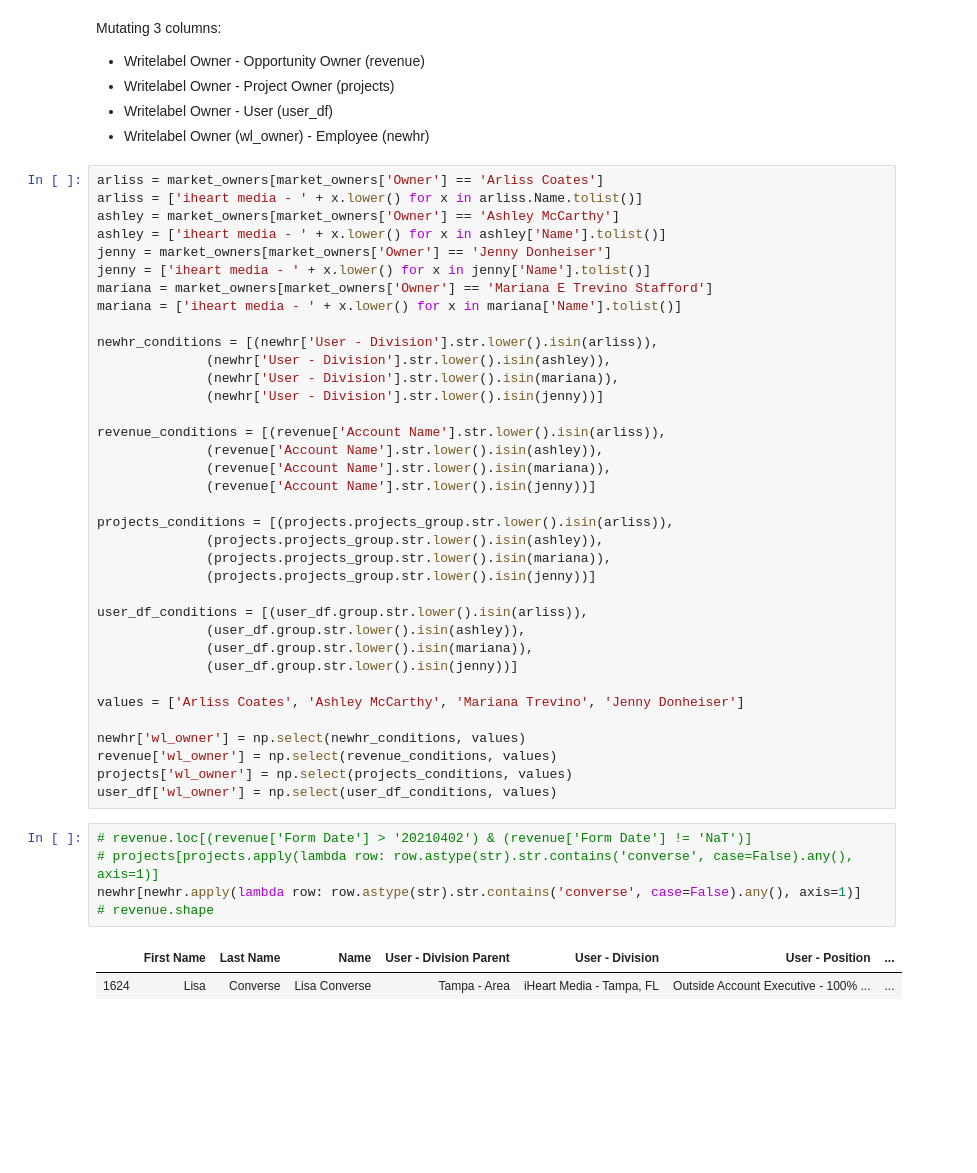
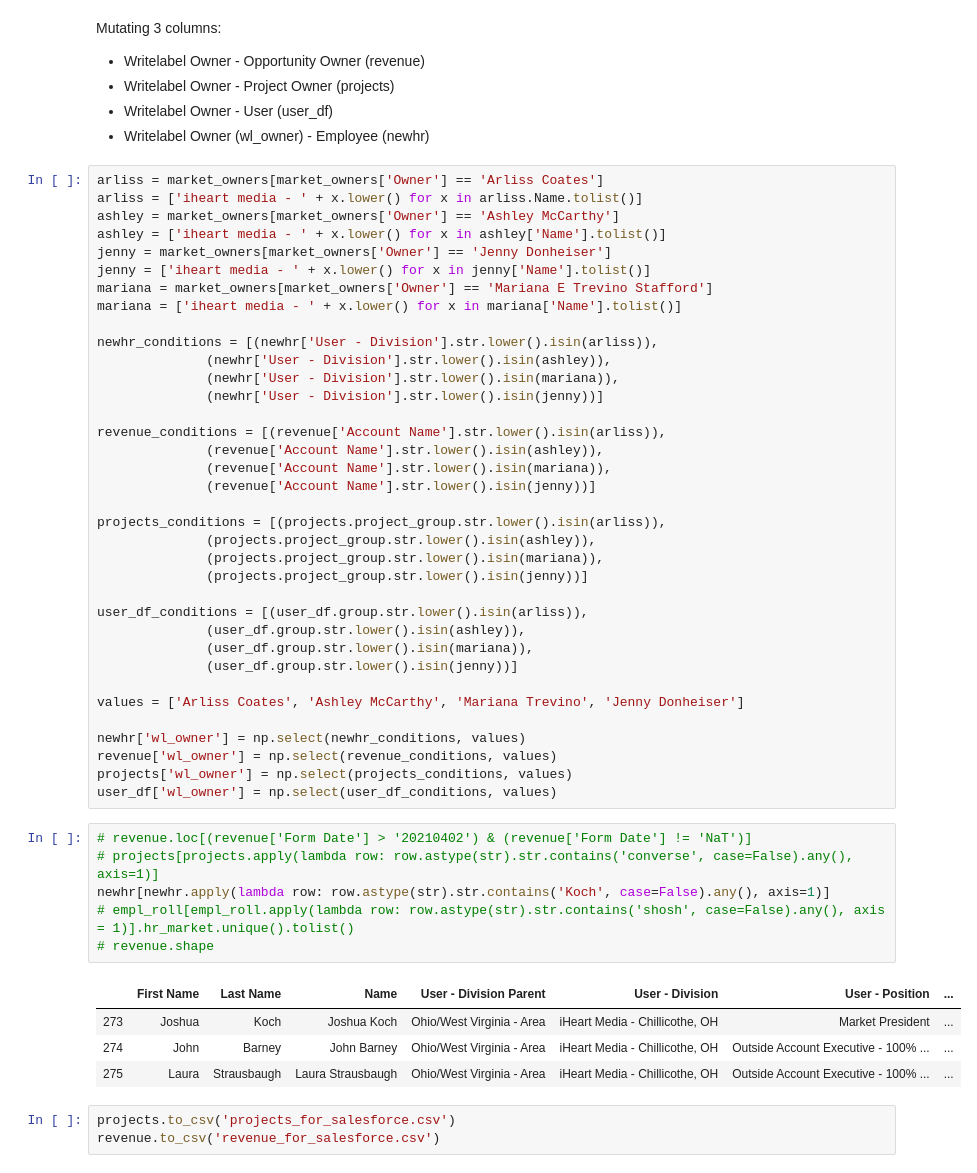
Before and after one commit to ajcoates/work_files, a Jupyter notebook: salesforce_reports_manipulations.ipynb, the cells around one changed output. Cells and saved outputs as stored; diff of their text form; blank space fills up the shorter version.

Commit message:
adding salesforce master script

```diff
--- a/salesforce_reports_manipulations.ipynb
+++ b/salesforce_reports_manipulations.ipynb
@@ -171,10 +219,10 @@ revenue_conditions = [(revenue['Account Name'].str.lower().isin(arliss)),
               (revenue['Account Name'].str.lower().isin(mariana)),
               (revenue['Account Name'].str.lower().isin(jenny))]
 
-projects_conditions = [(projects.projects_group.str.lower().isin(arliss)),
-              (projects.projects_group.str.lower().isin(ashley)),
-              (projects.projects_group.str.lower().isin(mariana)),
-              (projects.projects_group.str.lower().isin(jenny))]
+projects_conditions = [(projects.project_group.str.lower().isin(arliss)),
+              (projects.project_group.str.lower().isin(ashley)),
+              (projects.project_group.str.lower().isin(mariana)),
+              (projects.project_group.str.lower().isin(jenny))]
 
 user_df_conditions = [(user_df.group.str.lower().isin(arliss)),
               (user_df.group.str.lower().isin(ashley)),
@@ -190,8 +238,14 @@ user_df['wl_owner'] = np.select(user_df_conditions, values)
 # %%
 # revenue.loc[(revenue['Form Date'] > '20210402') & (revenue['Form Date'] != 'NaT')]
 # projects[projects.apply(lambda row: row.astype(str).str.contains('converse', case=False).any(), axis=1)]
-newhr[newhr.apply(lambda row: row.astype(str).str.contains('converse', case=False).any(), axis=1)]
+newhr[newhr.apply(lambda row: row.astype(str).str.contains('Koch', case=False).any(), axis=1)]
+# empl_roll[empl_roll.apply(lambda row: row.astype(str).str.contains('shosh', case=False).any(), axis = 1)].hr_market.unique().tolist()
 # revenue.shape
 # %% [output]
 |  | First Name | Last Name | Name | User - Division Parent | User - Division | User - Position | ... |
-| 1624 | Lisa | Converse | Lisa Converse | Tampa - Area | iHeart Media - Tampa, FL | Outside Account Executive - 100% ... | ... |
+| 273 | Joshua | Koch | Joshua Koch | Ohio/West Virginia - Area | iHeart Media - Chillicothe, OH | Market President | ... |
+| 274 | John | Barney | John Barney | Ohio/West Virginia - Area | iHeart Media - Chillicothe, OH | Outside Account Executive - 100% ... | ... |
+| 275 | Laura | Strausbaugh | Laura Strausbaugh | Ohio/West Virginia - Area | iHeart Media - Chillicothe, OH | Outside Account Executive - 100% ... | ... |
+# %%
+projects.to_csv('projects_for_salesforce.csv')
+revenue.to_csv('revenue_for_salesforce.csv')
```
Also changed, not shown: parts of 25 cells of this notebook.
